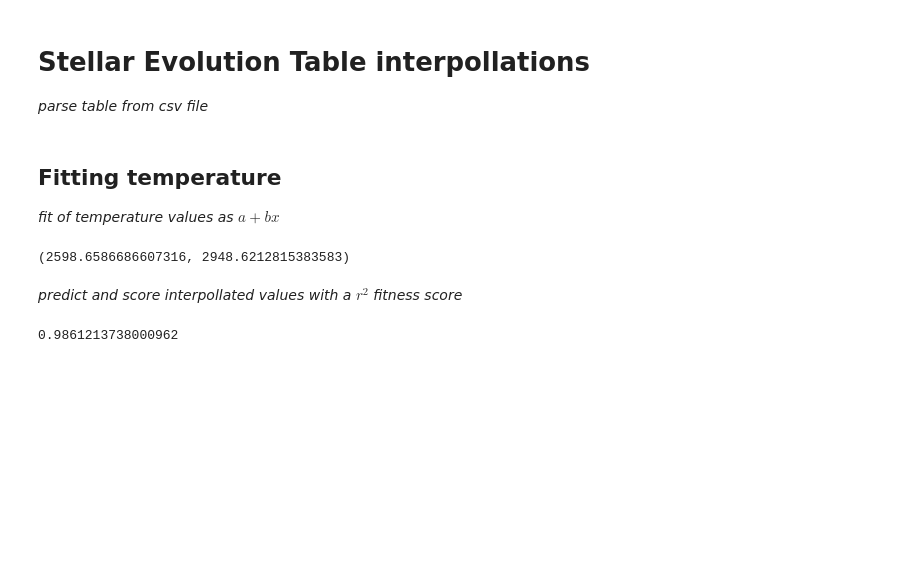
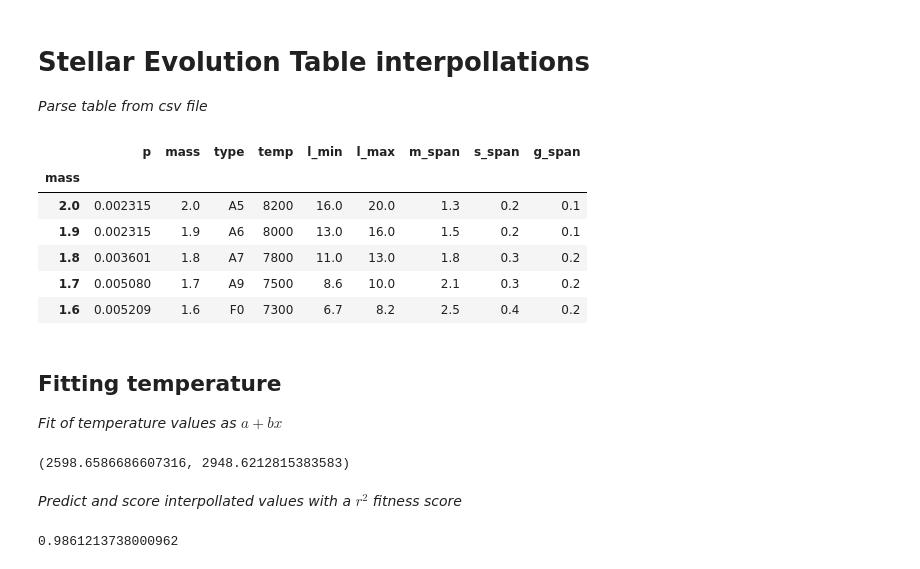
Before and after one commit to vialdj/gs4worldbuilding, a Jupyter notebook: dev/stellar_evolution.ipynb, the cells around one changed output. Saved outputs shown, nothing was run; the diff lists cells and outputs as text; code cells hidden in the pictures; blank space fills up the shorter version.

Commit message:
added spans to interpollations to notebook

```diff
--- a/dev/stellar_evolution.ipynb
+++ b/dev/stellar_evolution.ipynb
@@ -1,15 +1,24 @@
 # %% [markdown]
 # Stellar Evolution Table interpollations
-*parse table from csv file*
+*Parse table from csv file*
 # %%
 from pandas import read_csv
 
 
 df = read_csv('stellar_evolution.csv')
 df = df.set_index(df.mass)
+df.head()
+# %% [output]
+|  | p | mass | type | temp | l_min | l_max | m_span | s_span | g_span |
+| mass |  |  |  |  |  |  |  |  |  |
+| 2.0 | 0.002315 | 2.0 | A5 | 8200 | 16.0 | 20.0 | 1.3 | 0.2 | 0.1 |
+| 1.9 | 0.002315 | 1.9 | A6 | 8000 | 13.0 | 16.0 | 1.5 | 0.2 | 0.1 |
+| 1.8 | 0.003601 | 1.8 | A7 | 7800 | 11.0 | 13.0 | 1.8 | 0.3 | 0.2 |
+| 1.7 | 0.005080 | 1.7 | A9 | 7500 | 8.6 | 10.0 | 2.1 | 0.3 | 0.2 |
+| 1.6 | 0.005209 | 1.6 | F0 | 7300 | 6.7 | 8.2 | 2.5 | 0.4 | 0.2 |
 # %% [markdown]
 ## Fitting temperature
-*fit of temperature values as $a+bx$*
+*Fit of temperature values as $a+bx$*
 # %%
 from scipy.optimize import curve_fit
 
@@ -22,7 +31,7 @@ a, b
 # %% [output]
 (2598.6586686607316, 2948.6212815383583)
 # %% [markdown]
-*predict and score interpollated values with a $r^2$ fitness score*
+*Predict and score interpollated values with a $r^2$ fitness score*
 # %%
 import numpy as np
 
```
Also changed, not shown: parts of 23 cells of this notebook.
